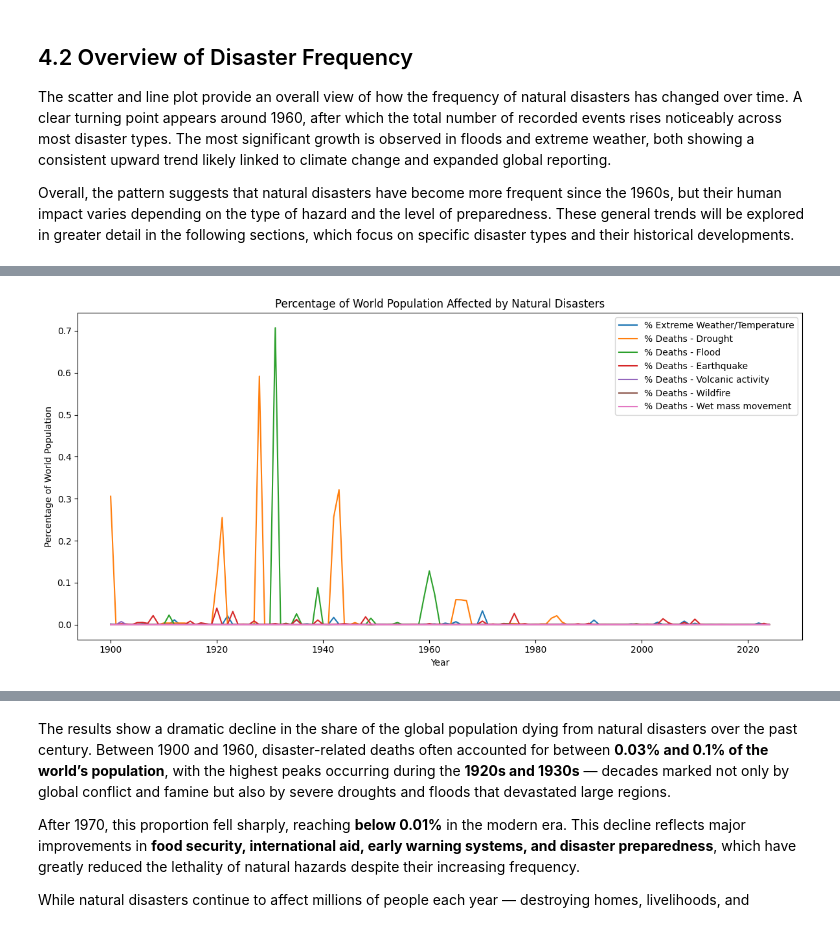
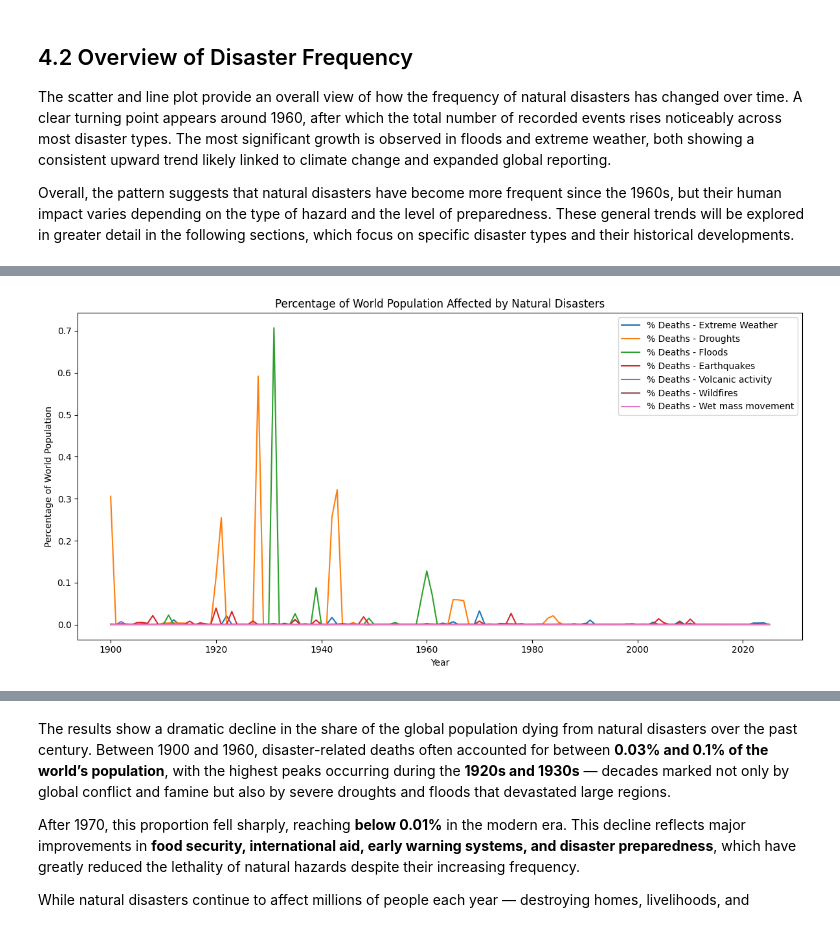
Before and after one commit to Maria-Kolouchova/natural-disasters-analysis, a Jupyter notebook: NaturalDisasterImpacts.ipynb, the cells around one changed output, grey strips where cells are left out. Saved outputs shown, nothing was run; the diff lists cells and outputs as text; code cells hidden in the pictures.

```diff
--- a/NaturalDisasterImpacts.ipynb
+++ b/NaturalDisasterImpacts.ipynb
@@ -548,0 +204,9 @@ for c in death_cols:
+# %%
+df_copy = df_natdis.copy()
+
+# Merge rows, remove old ones
+df_copy['Extreme Weather'] = df_copy['Extreme temperatures'] + df_copy['Storms']
+df_copy.drop(columns=['Extreme temperatures', 'Storms'], inplace=True)
+# %%
+death_cols_copy = get_death_cols(df_copy)
+df_copy[death_cols_copy] = df_copy[death_cols_copy].astype(int)
@@ -549,3 +536,12 @@ for c in death_cols:
+# %%
+df_merged = df_sum.merge(df_pop, on='Year', how='left')
+df_merged.drop(columns='Code', inplace=True)
+# %%
+death_cols_sum = get_death_cols(df_sum)
+
+# Calculate % of pop / disaster / year
+for c in death_cols_copy:
+    df_merged[f'% {c}'] = (df_merged[c] / df_merged['World Population']) * 100
 # %%
 df_merged.head()
 # %% [output]
@@ -559,20 +555,20 @@ df_merged.head()
 # %%
 # Line plot - % of pop per disaster
 plt.figure(figsize=(12, 6))
-plt.plot(df_merged['Year'], df_merged['% Deaths - Extreme Weather & Temperature'], label='% Extreme Weather/Temperature')
-plt.plot(df_merged['Year'], df_merged['% Deaths - Drought'], label='% Deaths - Drought')
-plt.plot(df_merged['Year'], df_merged['% Deaths - Flood'], label='% Deaths - Flood')
-plt.plot(df_merged['Year'], df_merged['% Deaths - Earthquake'], label='% Deaths - Earthquake')
-plt.plot(df_merged['Year'], df_merged['% Deaths - Volcanic activity'], label='% Deaths - Volcanic activity')
-plt.plot(df_merged['Year'], df_merged['% Deaths - Wildfire'], label='% Deaths - Wildfire')
-plt.plot(df_merged['Year'], df_merged['% Deaths - Wet mass movement'], label='% Deaths - Wet mass movement')
+plt.plot(df_merged['Year'], df_merged['% Extreme Weather'], label='% Deaths - Extreme Weather')
+plt.plot(df_merged['Year'], df_merged['% Droughts'], label='% Deaths - Droughts')
+plt.plot(df_merged['Year'], df_merged['% Floods'], label='% Deaths - Floods')
+plt.plot(df_merged['Year'], df_merged['% Earthquakes'], label='% Deaths - Earthquakes')
+plt.plot(df_merged['Year'], df_merged['% Volcanoes'], label='% Deaths - Volcanic activity')
+plt.plot(df_merged['Year'], df_merged['% Wildfires'], label='% Deaths - Wildfires')
+plt.plot(df_merged['Year'], df_merged['% Mass movements (wet)'], label='% Deaths - Wet mass movement')
 plt.xlabel('Year')
 plt.ylabel('Percentage of World Population')
 plt.title('Percentage of World Population Affected by Natural Disasters')
 plt.legend()
 plt.tight_layout()
 plt.show()
 plt.close()
 # %% [output]
-[figure, old version]
+[figure, new version]
 # %%
```
Also changed, not shown: parts of 71 cells of this notebook.
